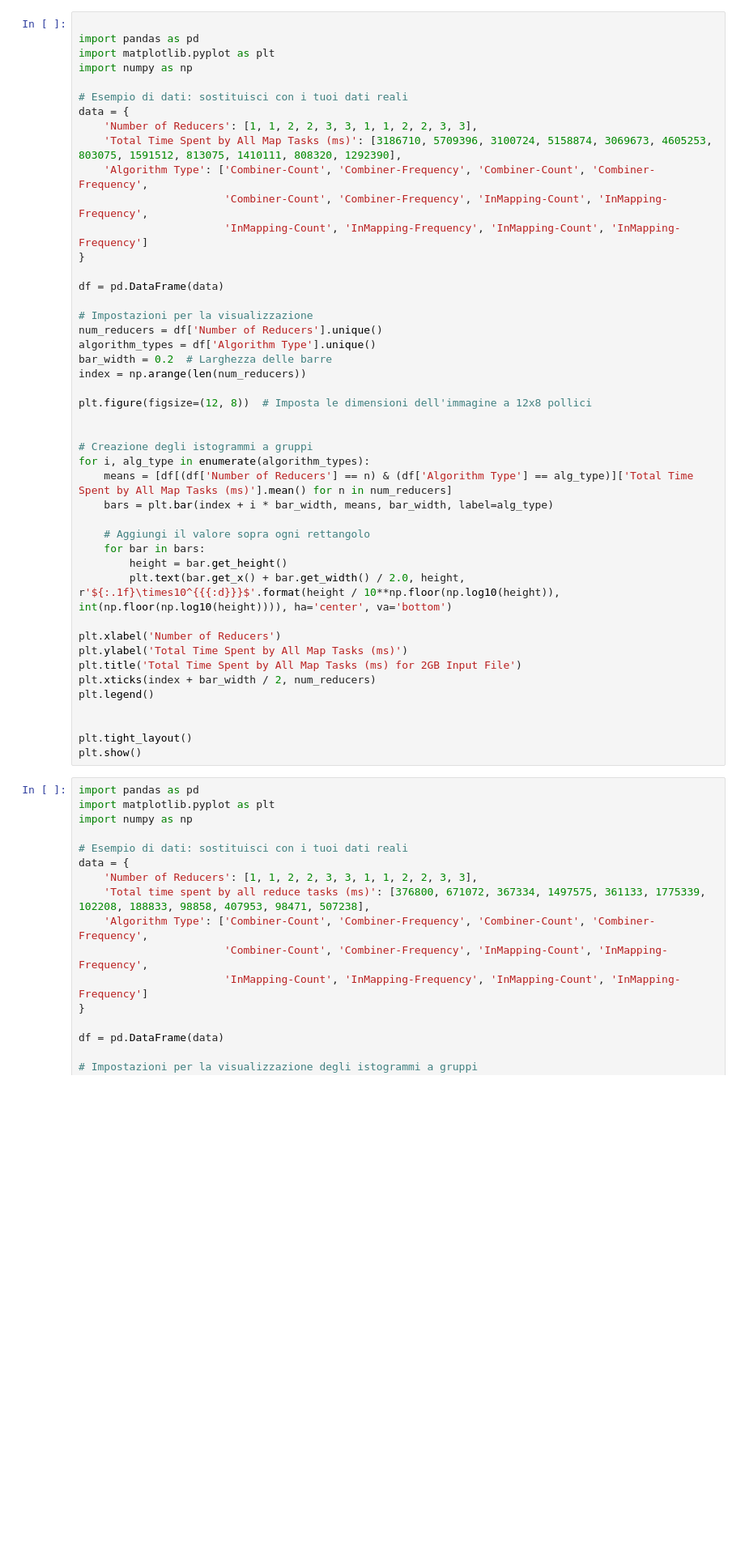
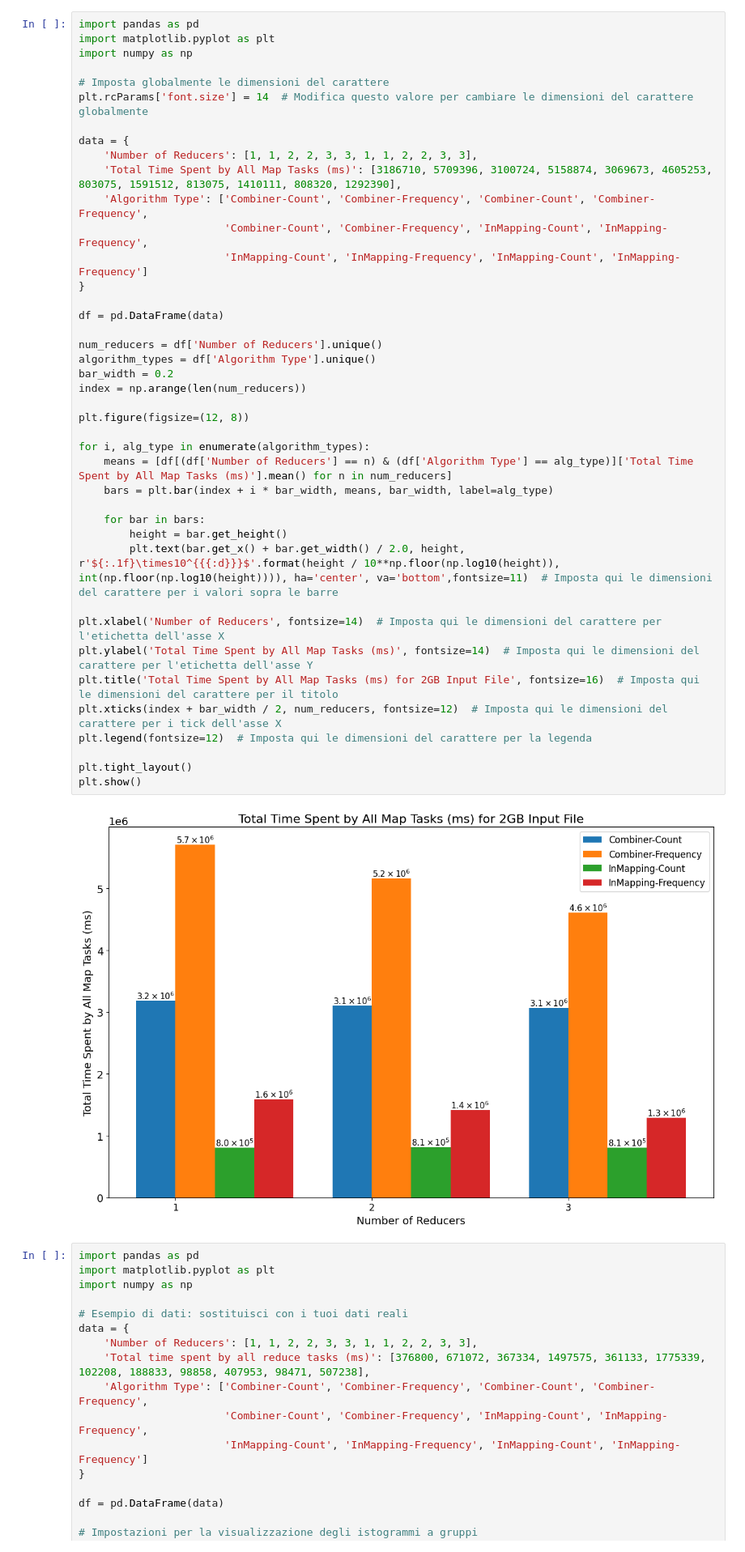
Before and after one commit to LeBonWskii/Hadoop-MapReduce-Letter-Frequency, a Jupyter notebook: Script/PerformancePlot-2GB.ipynb, the cells around one changed output. Shown at 81% size. Drawn from its saved outputs; the diff is of its cells as text; blank space fills up the shorter version.

Commit message:
Modifiche al codicve dei plot performance

```diff
--- a/Script/PerformancePlot-2GB.ipynb
+++ b/Script/PerformancePlot-2GB.ipynb
@@ -1,48 +1,46 @@
 # %%
-
 import pandas as pd
 import matplotlib.pyplot as plt
 import numpy as np
 
-# Esempio di dati: sostituisci con i tuoi dati reali
+# Imposta globalmente le dimensioni del carattere
+plt.rcParams['font.size'] = 14  # Modifica questo valore per cambiare le dimensioni del carattere globalmente
+
 data = {
     'Number of Reducers': [1, 1, 2, 2, 3, 3, 1, 1, 2, 2, 3, 3],
     'Total Time Spent by All Map Tasks (ms)': [3186710, 5709396, 3100724, 5158874, 3069673, 4605253, 803075, 1591512, 813075, 1410111, 808320, 1292390],
     'Algorithm Type': ['Combiner-Count', 'Combiner-Frequency', 'Combiner-Count', 'Combiner-Frequency',
                        'Combiner-Count', 'Combiner-Frequency', 'InMapping-Count', 'InMapping-Frequency',
                        'InMapping-Count', 'InMapping-Frequency', 'InMapping-Count', 'InMapping-Frequency']
 }
 
 df = pd.DataFrame(data)
 
-# Impostazioni per la visualizzazione
 num_reducers = df['Number of Reducers'].unique()
 algorithm_types = df['Algorithm Type'].unique()
-bar_width = 0.2  # Larghezza delle barre
+bar_width = 0.2
 index = np.arange(len(num_reducers))
 
-plt.figure(figsize=(12, 8))  # Imposta le dimensioni dell'immagine a 12x8 pollici
+plt.figure(figsize=(12, 8))
 
-
-# Creazione degli istogrammi a gruppi
 for i, alg_type in enumerate(algorithm_types):
     means = [df[(df['Number of Reducers'] == n) & (df['Algorithm Type'] == alg_type)]['Total Time Spent by All Map Tasks (ms)'].mean() for n in num_reducers]
     bars = plt.bar(index + i * bar_width, means, bar_width, label=alg_type)
 
-    # Aggiungi il valore sopra ogni rettangolo
     for bar in bars:
         height = bar.get_height()
-        plt.text(bar.get_x() + bar.get_width() / 2.0, height, r'${:.1f}\times10^{{{:d}}}$'.format(height / 10**np.floor(np.log10(height)), int(np.floor(np.log10(height)))), ha='center', va='bottom')
+        plt.text(bar.get_x() + bar.get_width() / 2.0, height, r'${:.1f}\times10^{{{:d}}}$'.format(height / 10**np.floor(np.log10(height)), int(np.floor(np.log10(height)))), ha='center', va='bottom',fontsize=11)  # Imposta qui le dimensioni del carattere per i valori sopra le barre
 
-plt.xlabel('Number of Reducers')
-plt.ylabel('Total Time Spent by All Map Tasks (ms)')
-plt.title('Total Time Spent by All Map Tasks (ms) for 2GB Input File')
-plt.xticks(index + bar_width / 2, num_reducers)
-plt.legend()
-
+plt.xlabel('Number of Reducers', fontsize=14)  # Imposta qui le dimensioni del carattere per l'etichetta dell'asse X
+plt.ylabel('Total Time Spent by All Map Tasks (ms)', fontsize=14)  # Imposta qui le dimensioni del carattere per l'etichetta dell'asse Y
+plt.title('Total Time Spent by All Map Tasks (ms) for 2GB Input File', fontsize=16)  # Imposta qui le dimensioni del carattere per il titolo
+plt.xticks(index + bar_width / 2, num_reducers, fontsize=12)  # Imposta qui le dimensioni del carattere per i tick dell'asse X
+plt.legend(fontsize=12)  # Imposta qui le dimensioni del carattere per la legenda
 
 plt.tight_layout()
 plt.show()
+# %% [output]
+[figure, added]
 # %%
 import pandas as pd
 import matplotlib.pyplot as plt
```
Also changed, not shown: 1 other file.
